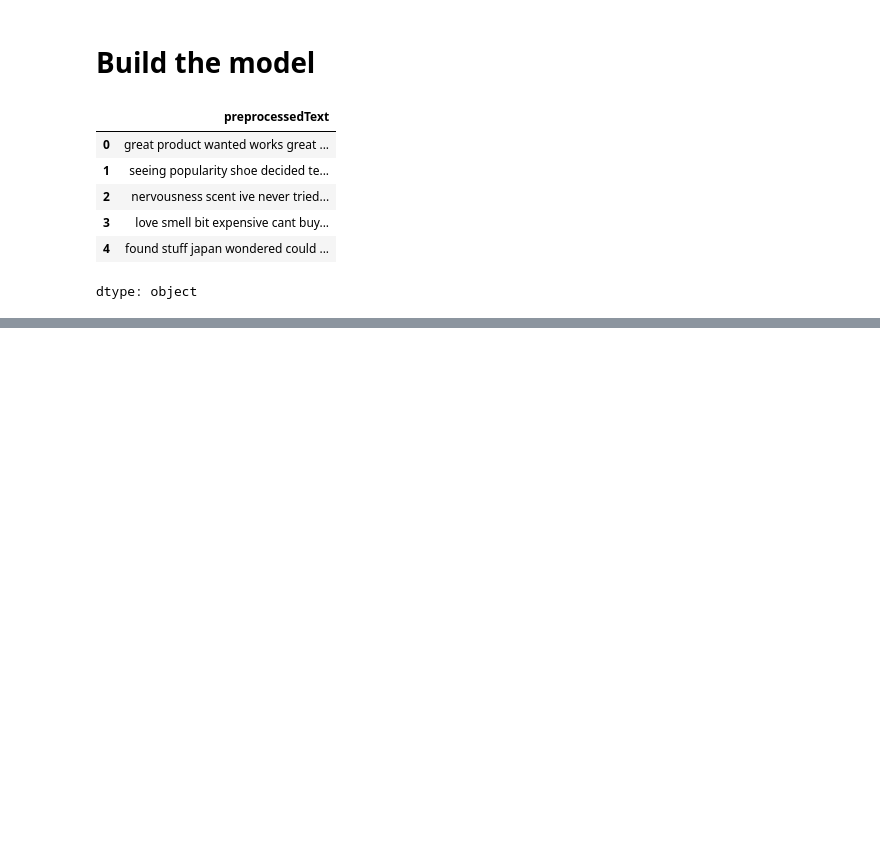
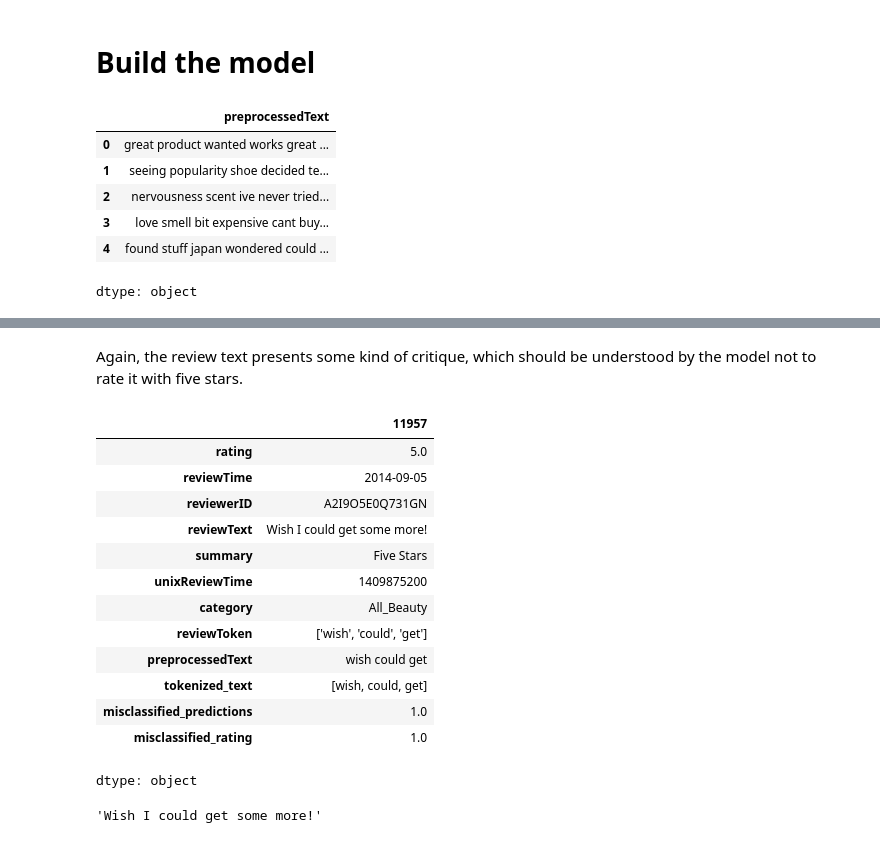
Before and after one commit to lebe1/text-oriented-data-science-project, a Jupyter notebook: Data_Modeling.ipynb, the cells around one changed output, grey strips where cells are left out. Cells and saved outputs as stored; diff of their text form; code cells hidden in the pictures; blank space fills up the shorter version.

```diff
--- a/Data_Modeling.ipynb
+++ b/Data_Modeling.ipynb
@@ -197,0 +442,23 @@ weighted avg       0.70      0.74      0.68      2400
+# %% [markdown]
+Again, the review text presents some kind of critique, which should be understood by the model not to rate it with five stars.
+# %%
+df_misclassified.iloc[31]
+# %% [output]
+|  | 11957 |
+| rating | 5.0 |
+| reviewTime | 2014-09-05 |
+| reviewerID | A2I9O5E0Q731GN |
+| reviewText | Wish I could get some more! |
+| summary | Five Stars |
+| unixReviewTime | 1409875200 |
+| category | All_Beauty |
+| reviewToken | ['wish', 'could', 'get'] |
+| preprocessedText | wish could get |
+| tokenized_text | [wish, could, get] |
+| misclassified_predictions | 1.0 |
+| misclassified_rating | 1.0 |
+dtype: object
+# %%
+df_misclassified.iloc[31]["reviewText"]
+# %% [output]
+'Wish I could get some more!'
```
Also changed, not shown: parts of 43 cells of this notebook.
